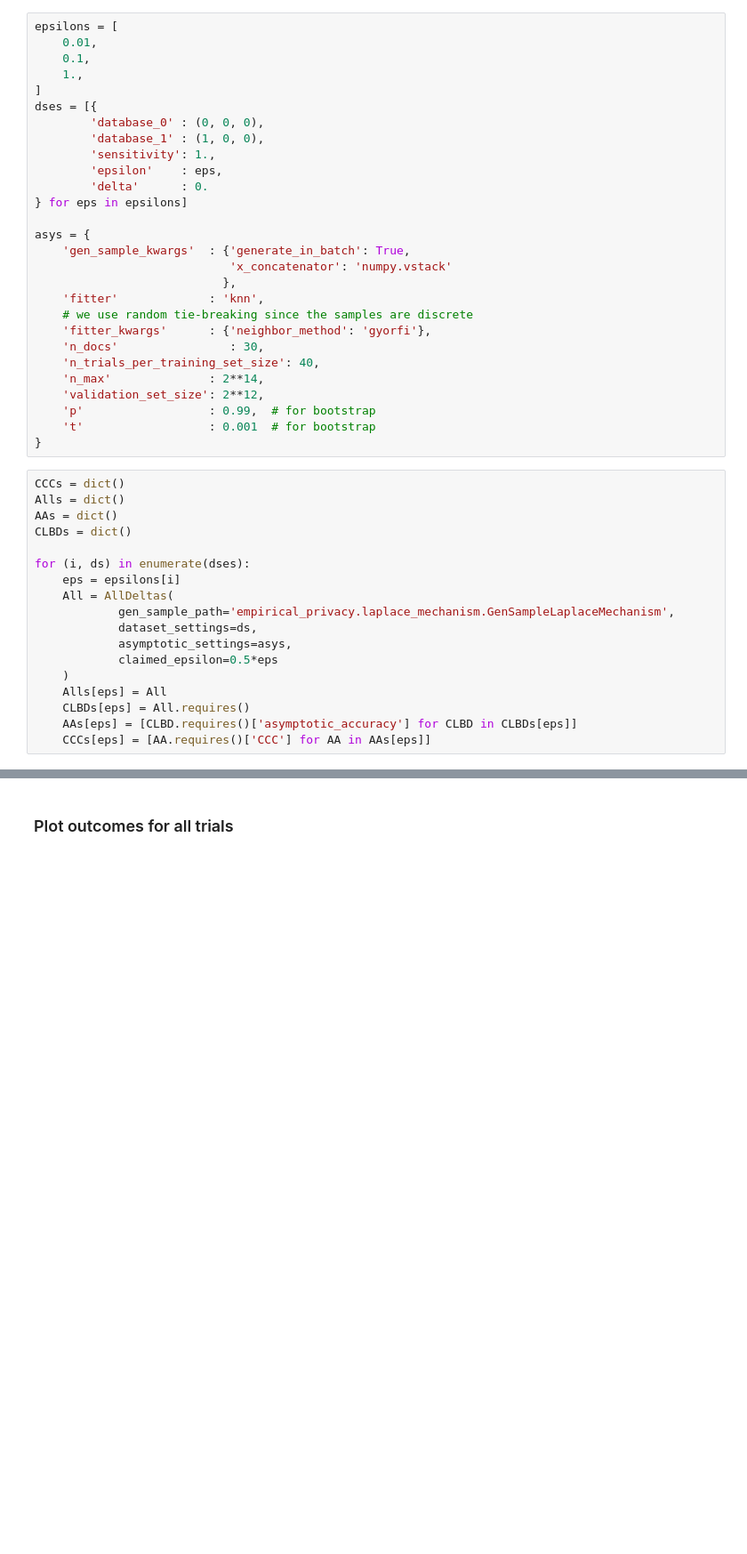
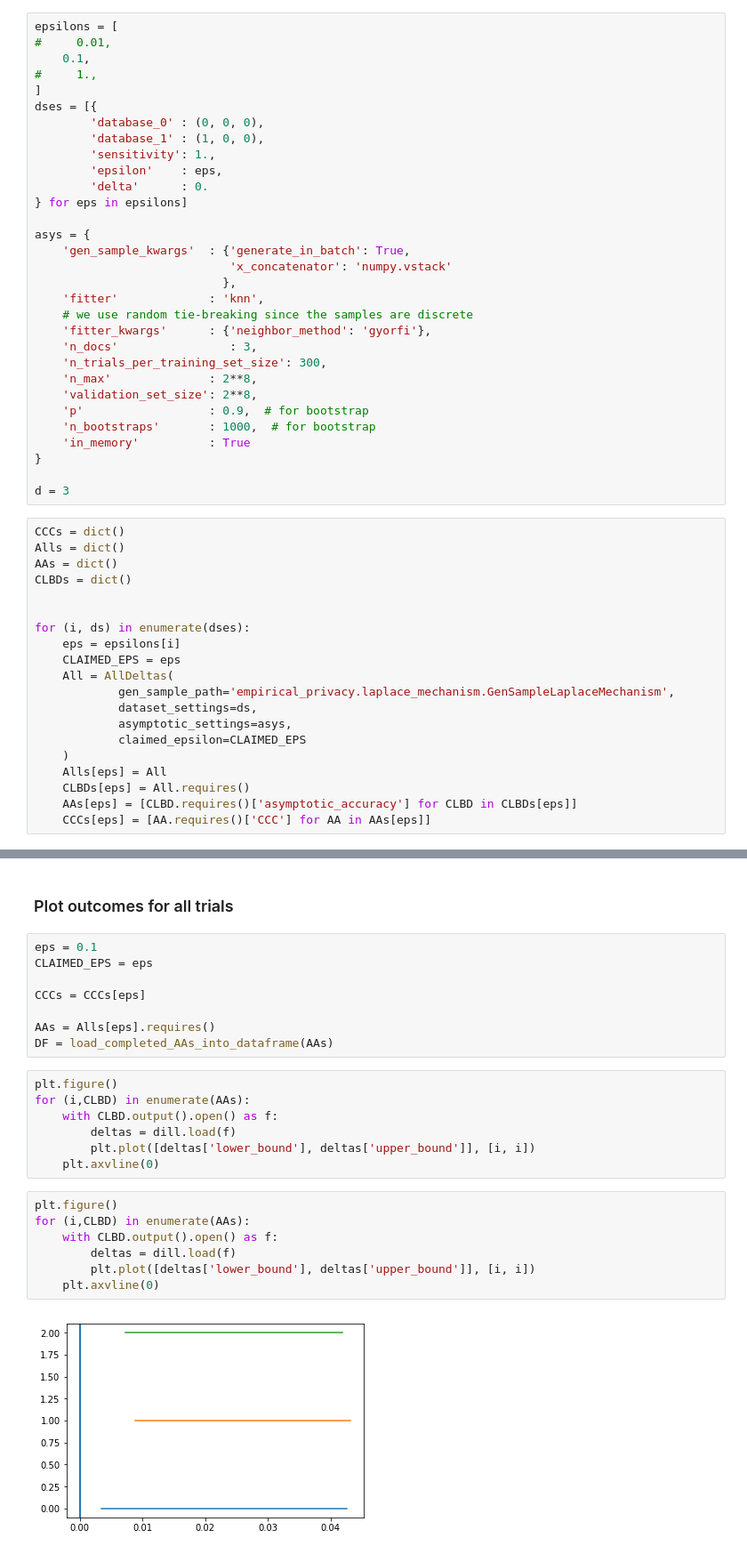
Before and after one commit to maksimt/empirical_privacy, a Jupyter notebook: Notebooks/Experiment 4 -- Laplace Mechanism.ipynb, the cells around one changed output, grey strips where cells are left out. Shown: that part at 89% size. Drawn from its saved outputs; the diff is of its cells as text; blank space fills up the shorter version.

```diff
--- a/Notebooks/Experiment 4 -- Laplace Mechanism.ipynb
+++ b/Notebooks/Experiment 4 -- Laplace Mechanism.ipynb
@@ -19,9 +18,9 @@ from notebook_context import *
 %matplotlib inline
 # %%
 epsilons = [
-    0.01,
+#     0.01,
     0.1,
-    1.,
+#     1.,
 ]
 dses = [{
         'database_0' : (0, 0, 0),
@@ -38,26 +37,31 @@ asys = {
     'fitter'             : 'knn',
     # we use random tie-breaking since the samples are discrete
     'fitter_kwargs'      : {'neighbor_method': 'gyorfi'},
-    'n_docs'                : 30,
-    'n_trials_per_training_set_size': 40,
-    'n_max'              : 2**14,
-    'validation_set_size': 2**12,
-    'p'                  : 0.99,  # for bootstrap
-    't'                  : 0.001  # for bootstrap
+    'n_docs'                : 3,
+    'n_trials_per_training_set_size': 300,
+    'n_max'              : 2**8,
+    'validation_set_size': 2**8,
+    'p'                  : 0.9,  # for bootstrap
+    'n_bootstraps'       : 1000,  # for bootstrap
+    'in_memory'          : True
 }
+
+d = 3
 # %%
 CCCs = dict()
 Alls = dict()
 AAs = dict()
 CLBDs = dict()
 
+
 for (i, ds) in enumerate(dses):
     eps = epsilons[i]
+    CLAIMED_EPS = eps
     All = AllDeltas(
             gen_sample_path='empirical_privacy.laplace_mechanism.GenSampleLaplaceMechanism',
             dataset_settings=ds,
             asymptotic_settings=asys,
-            claimed_epsilon=0.5*eps
+            claimed_epsilon=CLAIMED_EPS
     )
     Alls[eps] = All
     CLBDs[eps] = All.requires()
@@ -79,2 +79,26 @@ True
 # %% [markdown]
 ### Plot outcomes for all trials
+# %%
+eps = 0.1
+CLAIMED_EPS = eps
+
+CCCs = CCCs[eps]
+
+AAs = Alls[eps].requires()
+DF = load_completed_AAs_into_dataframe(AAs)
+# %%
+plt.figure()
+for (i,CLBD) in enumerate(AAs):
+    with CLBD.output().open() as f:
+        deltas = dill.load(f)
+        plt.plot([deltas['lower_bound'], deltas['upper_bound']], [i, i])
+    plt.axvline(0)
+# %%
+plt.figure()
+for (i,CLBD) in enumerate(AAs):
+    with CLBD.output().open() as f:
+        deltas = dill.load(f)
+        plt.plot([deltas['lower_bound'], deltas['upper_bound']], [i, i])
+    plt.axvline(0)
+# %% [output]
+[figure, added]
```
Also changed, not shown: parts of 17 cells of this notebook, 1 other file.
